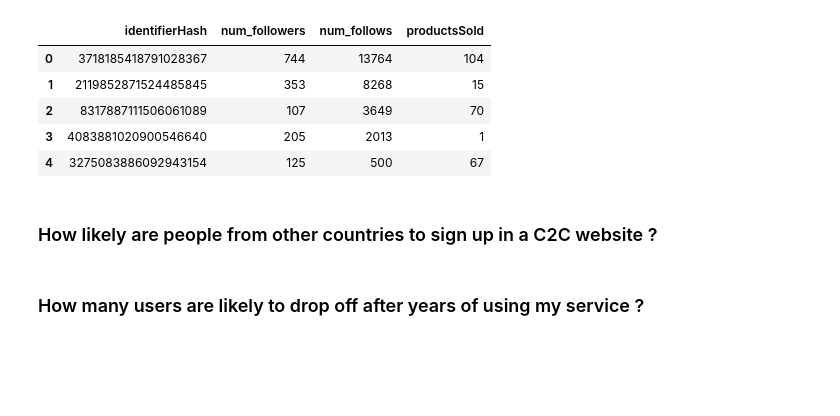
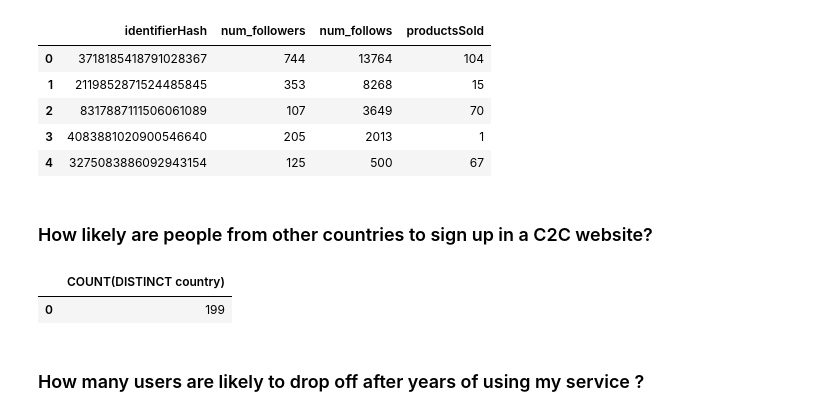
Before and after one commit to FriedaTims-Jansma/E-commerce_SQL, a Jupyter notebook: notebooks/Ecommerce-users-of-a-french-c2c-fashion-store.ipynb, the cells around one changed output. Drawn from its saved outputs; the diff is of its cells as text; code cells hidden in the pictures; blank space fills up the shorter version.

```diff
--- a/notebooks/Ecommerce-users-of-a-french-c2c-fashion-store.ipynb
+++ b/notebooks/Ecommerce-users-of-a-french-c2c-fashion-store.ipynb
@@ -109,6 +116,17 @@ ps.sqldf(
 | 3 | 4083881020900546640 | 205 | 2013 | 1 |
 | 4 | 3275083886092943154 | 125 | 500 | 67 |
 # %% [markdown]
-### How likely are people from other countries to sign up in a C2C website ?
+### How likely are people from other countries to sign up in a C2C website?
+# %%
+ps.sqldf(
+    """
+    SELECT COUNT(DISTINCT country)
+    FROM df_users
+    WHERE country != 'France'
+    """
+    )
+# %% [output]
+|  | COUNT(DISTINCT country) |
+| 0 | 199 |
 # %% [markdown]
 ### How many users are likely to drop off after years of using my service ?
```
Also changed, not shown: parts of 1 cell of this notebook.
